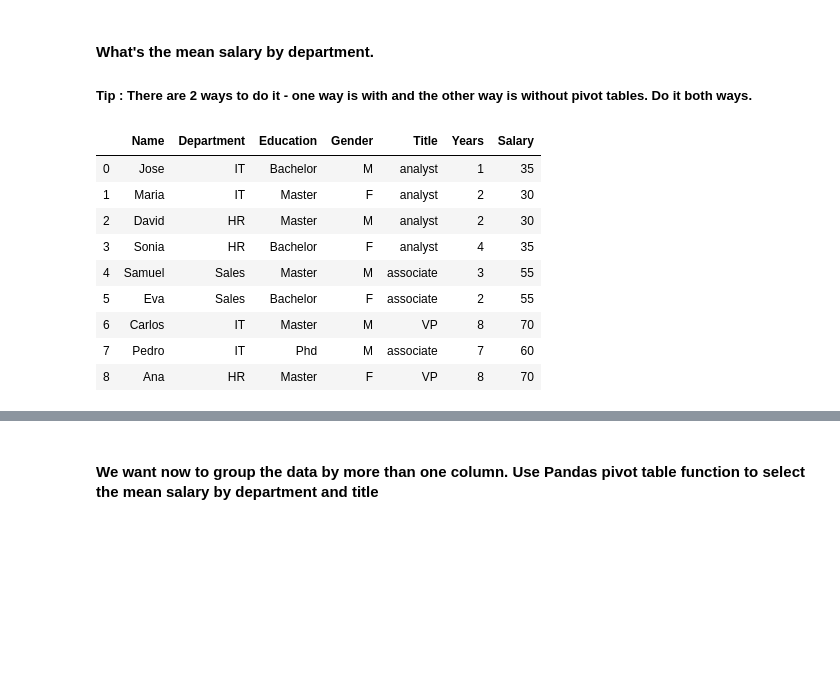
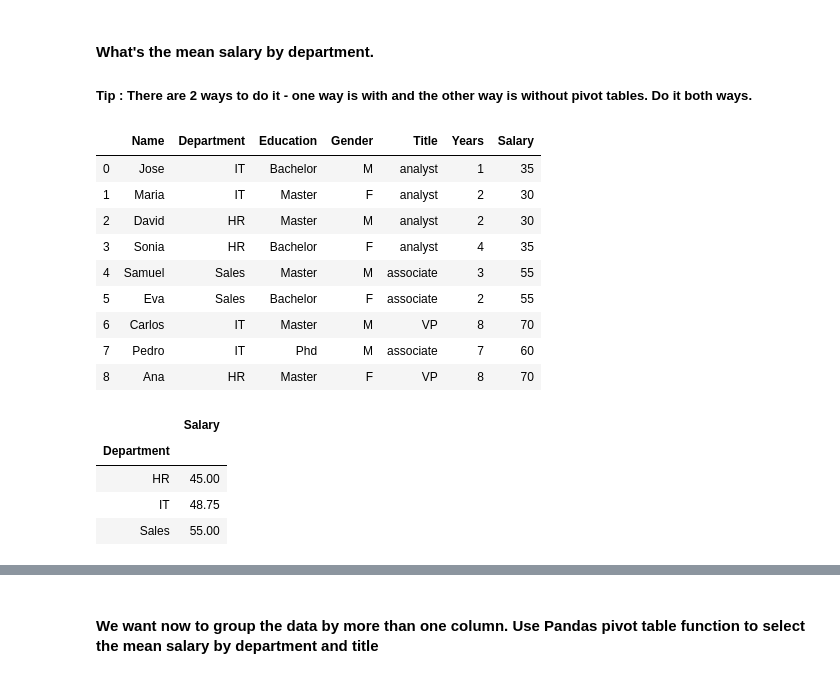
Before and after one commit to kasparkwok/data-ber-10-19, a Jupyter notebook: module-2_labs/lab-pivot-table-and-correlation/your_code/main.ipynb, the cells around one changed output, grey strips where cells are left out. Cells and saved outputs as stored; diff of their text form; code cells hidden in the pictures; blank space fills up the shorter version.

```diff
--- a/module-2_labs/lab-pivot-table-and-correlation/your_code/main.ipynb
+++ b/module-2_labs/lab-pivot-table-and-correlation/your_code/main.ipynb
@@ -32,19 +32,26 @@ employee = pd.read_csv("Employee.csv")
 # %% [markdown]
 #### What's the mean salary by department.
 ##### Tip : There are 2 ways to do it - one way is with and the other way is without pivot tables. Do it both ways.
+# %%
+employee
+# %% [output]
+|  | Name | Department | Education | Gender | Title | Years | Salary |
+| 0 | Jose | IT | Bachelor | M | analyst | 1 | 35 |
+| 1 | Maria | IT | Master | F | analyst | 2 | 30 |
+| 2 | David | HR | Master | M | analyst | 2 | 30 |
+| 3 | Sonia | HR | Bachelor | F | analyst | 4 | 35 |
+| 4 | Samuel | Sales | Master | M | associate | 3 | 55 |
+| 5 | Eva | Sales | Bachelor | F | associate | 2 | 55 |
+| 6 | Carlos | IT | Master | M | VP | 8 | 70 |
+| 7 | Pedro | IT | Phd | M | associate | 7 | 60 |
+| 8 | Ana | HR | Master | F | VP | 8 | 70 |
 # %%
 # your answer here-1st way
-
-employee.head(20)
+employee[["Department","Salary"]].groupby("Department").mean()
 # %% [output]
-|  | Name | Department | Education | Gender | Title | Years | Salary |
-| 0 | Jose | IT | Bachelor | M | analyst | 1 | 35 |
-| 1 | Maria | IT | Master | F | analyst | 2 | 30 |
-| 2 | David | HR | Master | M | analyst | 2 | 30 |
-| 3 | Sonia | HR | Bachelor | F | analyst | 4 | 35 |
-| 4 | Samuel | Sales | Master | M | associate | 3 | 55 |
-| 5 | Eva | Sales | Bachelor | F | associate | 2 | 55 |
-| 6 | Carlos | IT | Master | M | VP | 8 | 70 |
-| 7 | Pedro | IT | Phd | M | associate | 7 | 60 |
-| 8 | Ana | HR | Master | F | VP | 8 | 70 |
+|  | Salary |
+| Department |  |
+| HR | 45.00 |
+| IT | 48.75 |
+| Sales | 55.00 |
 # %%
```
Also changed, not shown: parts of 45 cells of this notebook, 10 other files.
